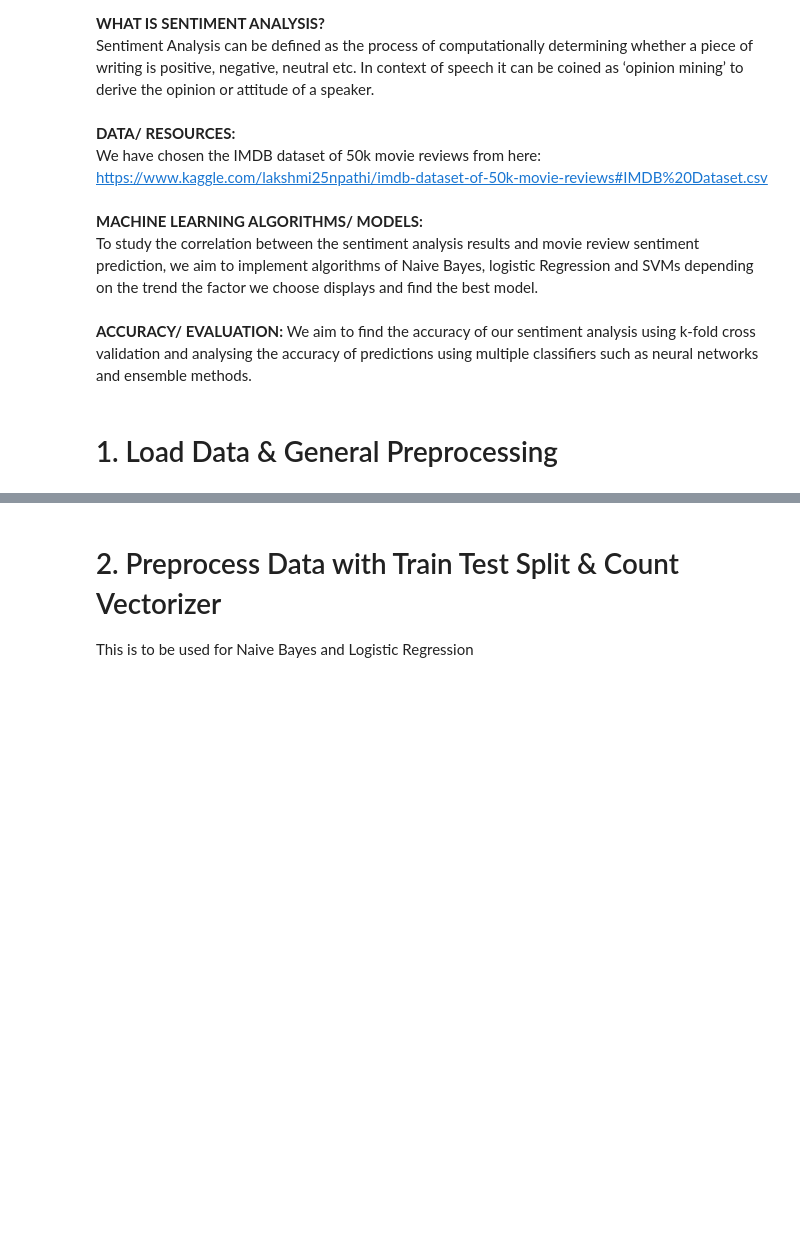
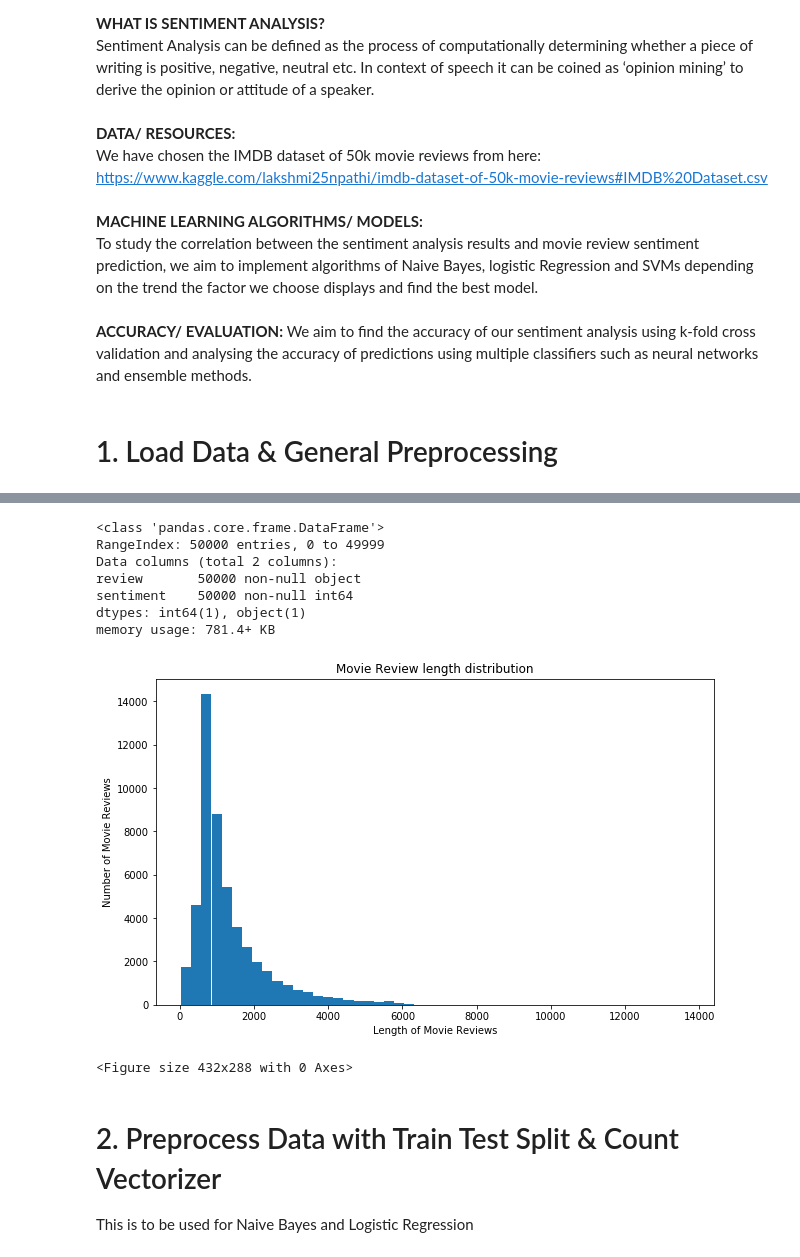
Before and after one commit to hueyqing/LIN373_Project_SentimentAnalysis, a Jupyter notebook: SentimentAnalysis_MovieReviews.ipynb, the cells around one changed output, grey strips where cells are left out. Cells and saved outputs as stored; diff of their text form; code cells hidden in the pictures; blank space fills up the shorter version.

Commit message:
added data analysis

```diff
--- a/SentimentAnalysis_MovieReviews.ipynb
+++ b/SentimentAnalysis_MovieReviews.ipynb
@@ -103,3 +105,26 @@ Wall time: 1min 7s
+# %%
+## ANALYZE DATA
+
+df.shape
+df.info()
+df.sentiment.value_counts()
+plt.figure(figsize=(10, 6))
+plt.hist([len(sample) for sample in list(df['review'])], 50)
+plt.xlabel('Length of Movie Reviews')
+plt.ylabel('Number of Movie Reviews')
+plt.title('Movie Review length distribution')
+plt.show()
+plt.savefig("MovieReviewLengthDistribution")
+# %% [output]
+<class 'pandas.core.frame.DataFrame'>
+RangeIndex: 50000 entries, 0 to 49999
+Data columns (total 2 columns):
+review       50000 non-null object
+sentiment    50000 non-null int64
+dtypes: int64(1), object(1)
+memory usage: 781.4+ KB
+[figure, added]
+<Figure size 432x288 with 0 Axes>
 # %% [markdown]
 # 2. Preprocess Data with Train Test Split & Count Vectorizer
 This is to be used for Naive Bayes and Logistic Regression
```
Also changed, not shown: parts of 4 cells of this notebook, 1 other file.
